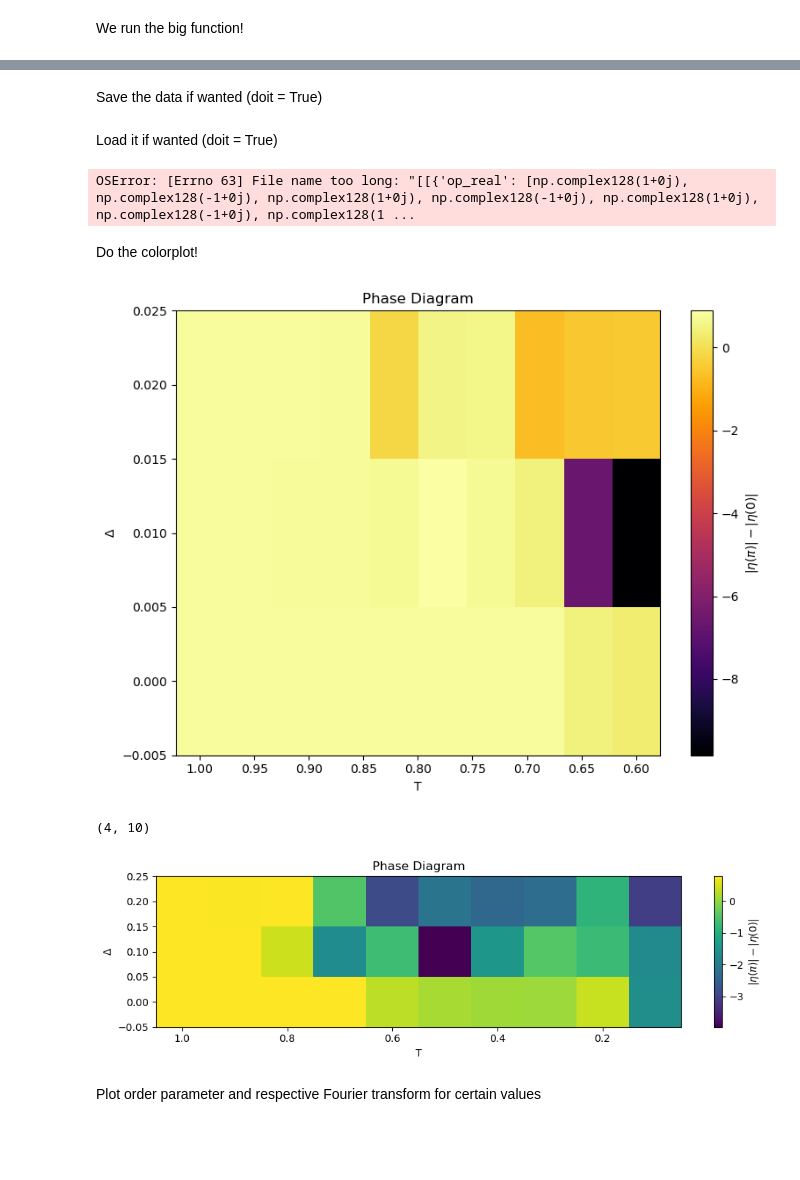
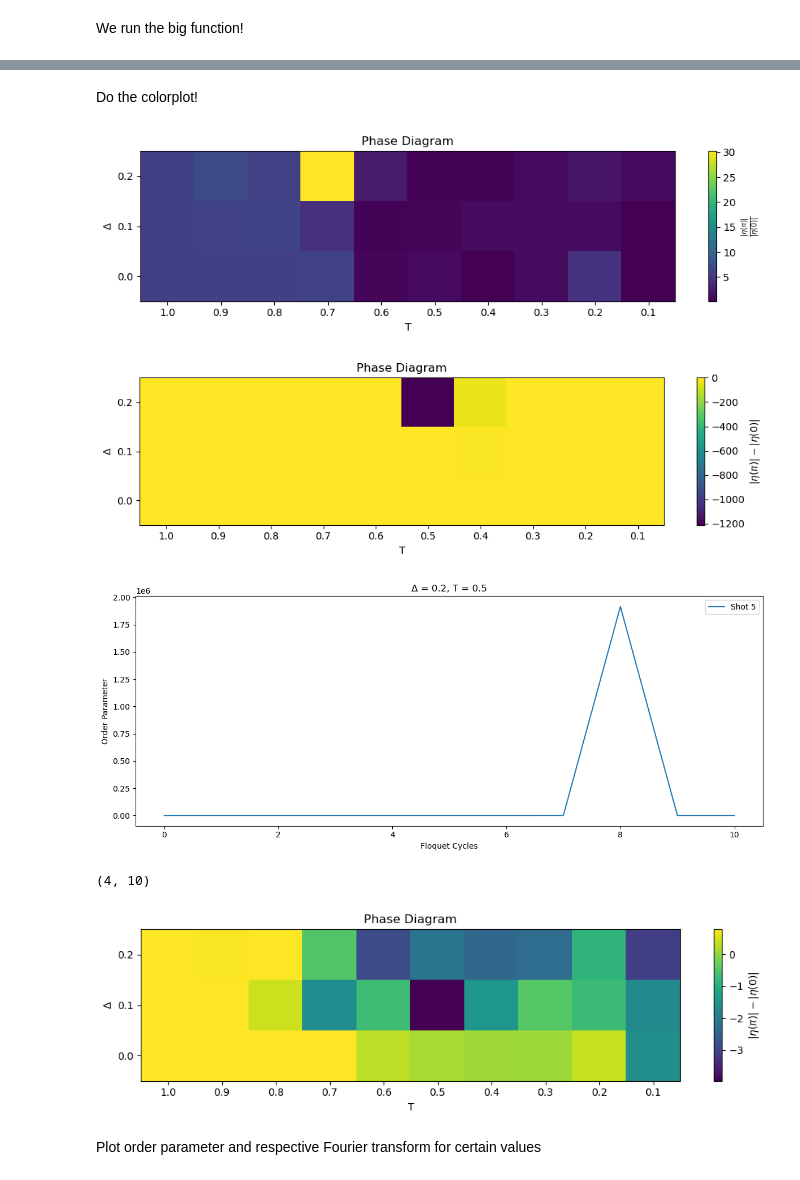
Before and after one commit to gconcheri/MasterThesis, a Jupyter notebook: PhaseDiagram.ipynb, the cells around one changed output, grey strips where cells are left out. Drawn from its saved outputs; the diff is of its cells as text; code cells hidden in the pictures; blank space fills up the shorter version.

Commit message:
added cool plot functions in phasediagram.py and tried to implement the normalized ft to obtain better phase diagram (fails miserably)

```diff
--- a/PhaseDiagram.ipynb
+++ b/PhaseDiagram.ipynb
@@ -68,5 +66,6 @@ freqs, N_list, data_grid = PD.phase_diagram_slow(model, T_list, delta_list,
                                                  N_shots = 10,
                                                  N_cycles = N_cycles,
                                                  method = '1',
-                                                 save_dir = "op_1_noedge",
-                                                 general_dir= "phasediagram_fast")
+                                                 save_dir = "op_2_noedge_normalized",
+                                                 general_dir= "phasediagram_fast",
+                                                 normalize = True)
@@ -95,5 +75,3 @@ freqs_fast, N_list_fast, data_grid_fast = PD.phase_diagram_fast(model, T_list, d
                                                                       method = '1',
                                                                       n_jobs = 5,
                                                                       save_dir = "op_1_noedge")
-# %% [markdown]
-Save the data if wanted (doit = True)
@@ -103,21 +78,23 @@ PD.save(data_grid_fast, 'data_grid_fast', doit = False)
-# %% [markdown]
-Load it if wanted (doit = True)
-# %%
-data_grid_loaded = PD.load("data_grid_fast", doit = True)
-# %% [output]
-OSError: [Errno 63] File name too long: "[[{'op_real': [np.complex128(1+0j), np.complex128(-1+0j), np.complex128(1+0j), np.complex128(-1+0j), np.complex128(1+0j), np.complex128(-1+0j), np.complex128(1 ...
 # %% [markdown]
 Do the colorplot!
 # %%
-PD.plot_phase_diagram_fromdatagrid(data_grid, T_list, delta_list)
+PD.plot_phase_diagram_fromdatagrid(data_grid[:3,:], T_list, delta_list[:3], result = "ratio")
 # %% [output]
-[figure, old version]
+[figure, new version]
+# %%
+PD.plot_phase_diagram(T_list, delta_list[:3], save_dir = "op_2_noedge_normalized", type = "fast", result = "standard")
+# %% [output]
+[figure, added]
+# %%
+PD.plot_single_entry(delta = 0.2, T = 0.5, T_list = T_list, delta_list = delta_list, N_cycles = N_cycles, save_dir = "op_2_noedge_normalized", name = "op_real", shot_idx = 4)
+# %% [output]
+[figure, added]
 # %%
 print(data_grid_fast.shape)
-PD.plot_phase_diagram_fromdatagrid(data_grid_fast[:3,:], T_list, delta_list[:3])
+PD.plot_phase_diagram_fromdatagrid(data_grid_fast[:3,:], T_list, delta_list[:3], result = "standard")
 # %% [output]
 (4, 10)
-[figure, old version]
+[figure, new version]
 # %% [markdown]
 Plot order parameter and respective Fourier transform for certain values
 # %%
```
Also changed, not shown: parts of 4 cells of this notebook, 45 other files.
